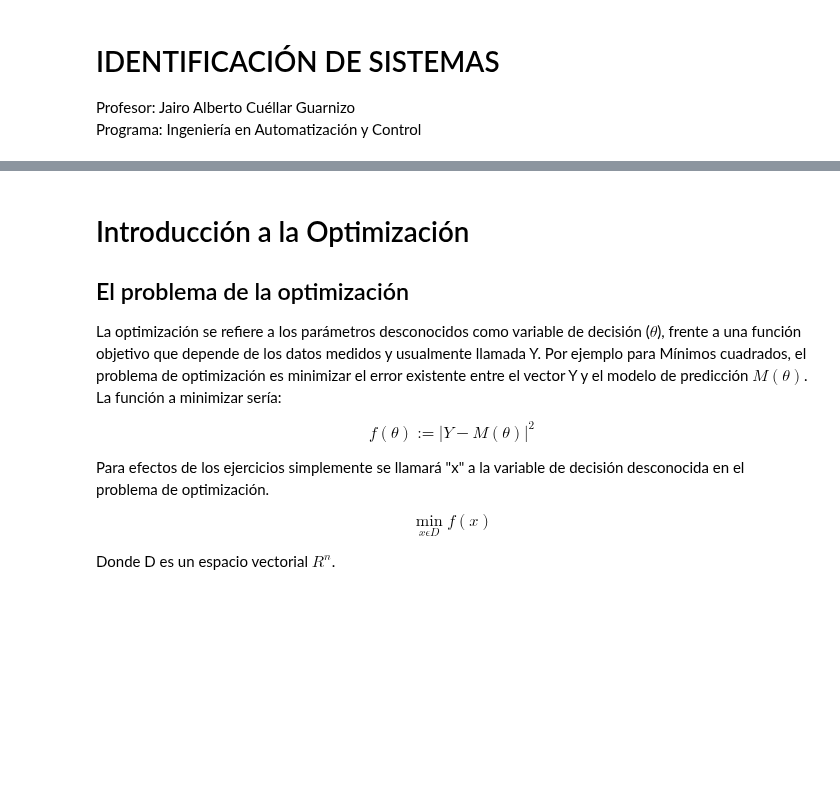
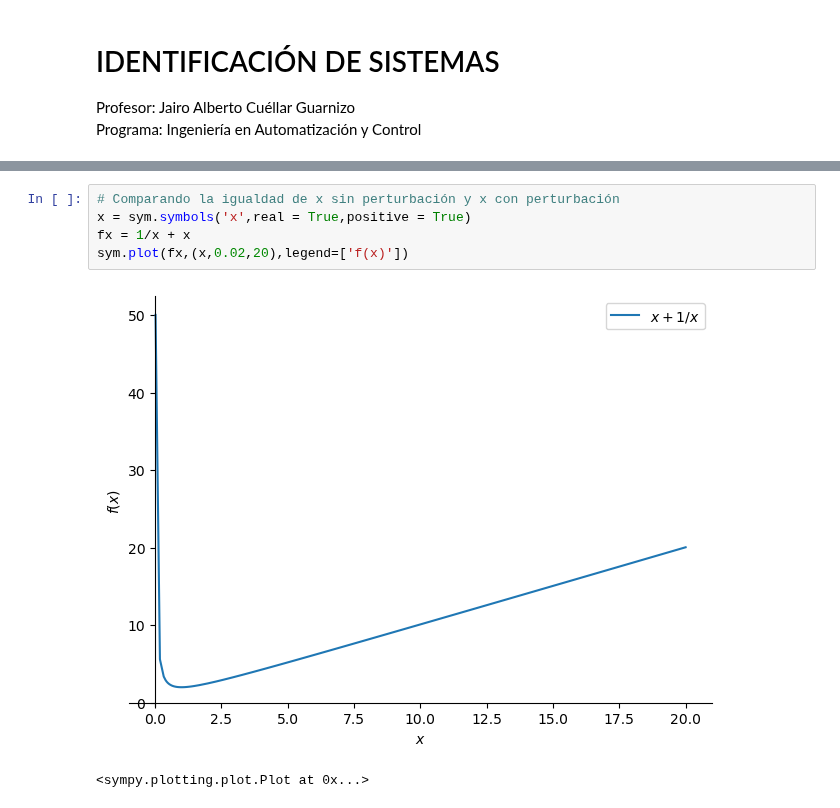
Before and after one commit to jairocuellar/System_identification, a Jupyter notebook: class_03_02.ipynb, the cells around one changed output, grey strips where cells are left out. Saved outputs shown, nothing was run; the diff lists cells and outputs as text; blank space fills up the shorter version.

```diff
--- a/class_03_02.ipynb
+++ b/class_03_02.ipynb
@@ -33,14 +52,8 @@ $$\bigtriangledown \frac{d}{dx}f(x) = -\frac{1}{x^2}+1$$
-# %% [markdown]
-# Introducción a la Optimización
-
-## El problema de la optimización
-
-La optimización se refiere a los parámetros desconocidos como variable de decisión ($\theta$), frente a una función objetivo que depende de los datos medidos y usualmente llamada Y. Por ejemplo para Mínimos cuadrados, el problema de optimización es minimizar el error existente entre el vector Y y el modelo de predicción $M(\theta)$. La función a minimizar sería:
-
-$$f(\theta):=|Y - M(\theta)|^2$$
-
-Para efectos de los ejercicios simplemente se llamará "x" a la variable de decisión desconocida en el problema de optimización.
-
-$$\min_{x \epsilon D} f(x)$$
-
-Donde D es un espacio vectorial $R^n$.
+# %%
+# Comparando la igualdad de x sin perturbación y x con perturbación
+x = sym.symbols('x',real = True,positive = True)
+fx = 1/x + x
+sym.plot(fx,(x,0.02,20),legend=['f(x)'])
+# %% [output]
+[figure, added]
+<sympy.plotting.plot.Plot at 0x...>
```
Also changed, not shown: parts of 2 cells of this notebook, 1 other file.
